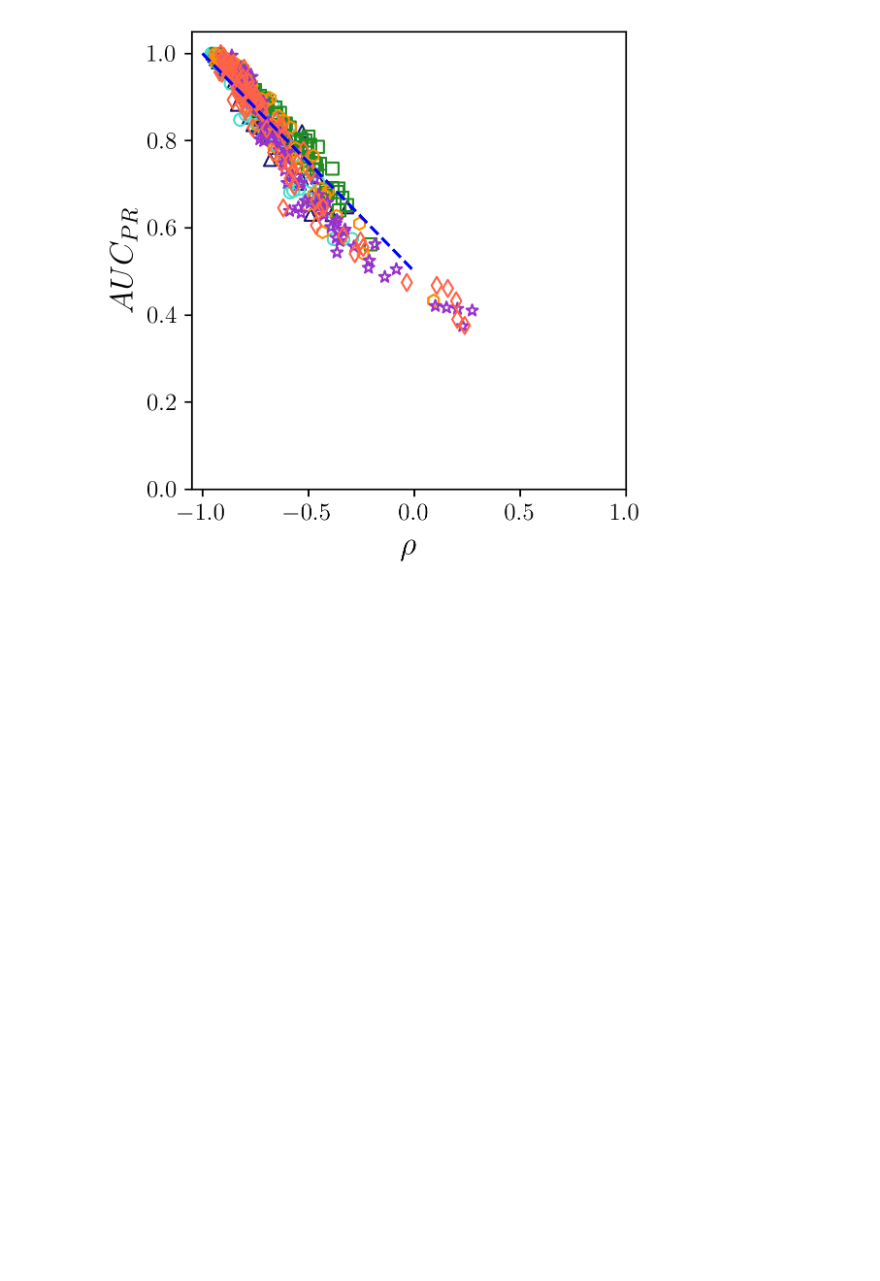
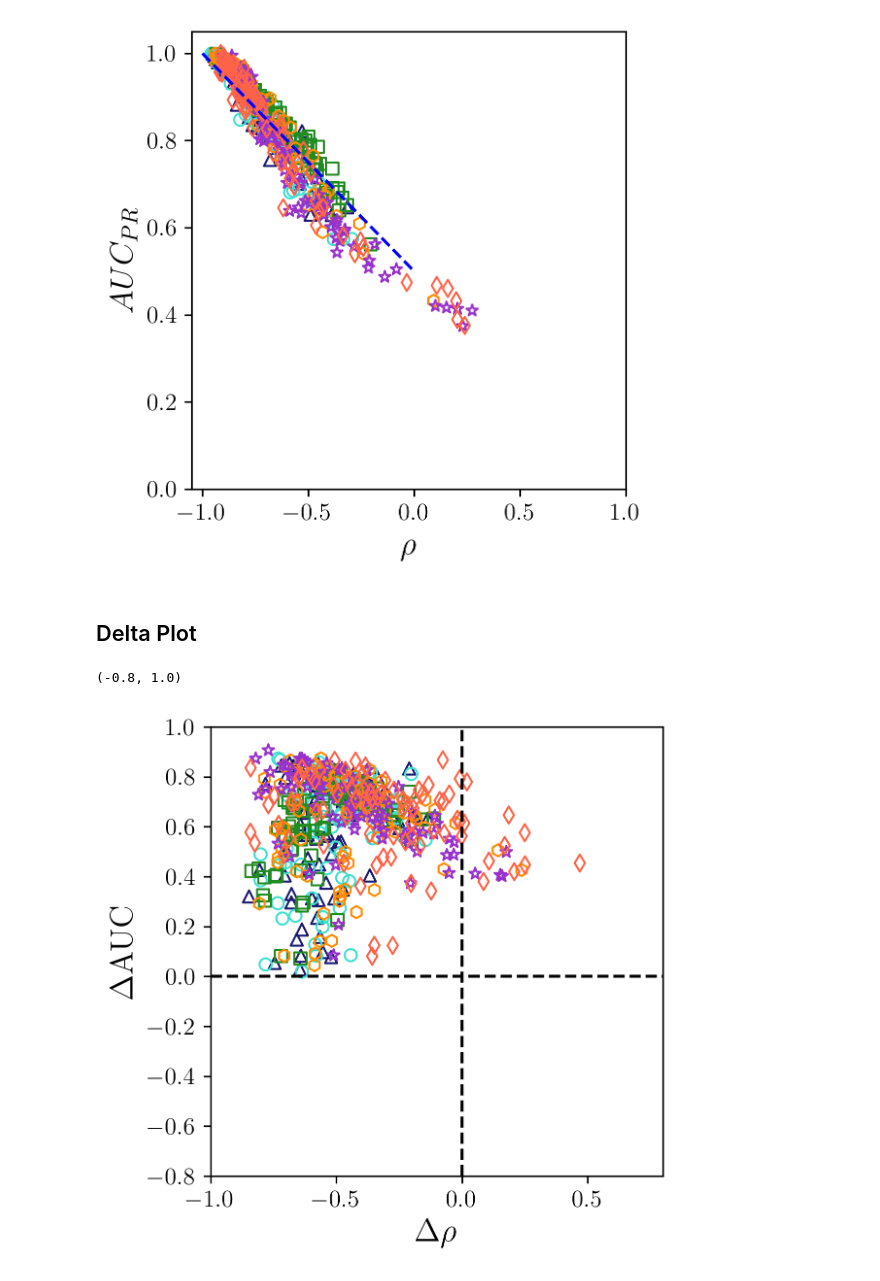
Before and after one commit to jakesumneryale/Protein_interface_assessment, a Jupyter notebook: jupyter_notebook_analysis_scripts/rebuttal_code_and_figures.ipynb, the cells around one changed output. Drawn from its saved outputs; the diff is of its cells as text; code cells hidden in the pictures; blank space fills up the shorter version.

Commit message:
Added figures to rebuttal_code

```diff
--- a/jupyter_notebook_analysis_scripts/rebuttal_code_and_figures.ipynb
+++ b/jupyter_notebook_analysis_scripts/rebuttal_code_and_figures.ipynb
@@ -755,3 +755,5 @@ ax.set_ylim([0,1.05])
 fig.tight_layout()
 # %% [output]
 [figure]
+# %% [markdown]
+## Delta Plot
@@ -757,0 +762,76 @@ fig.tight_layout()
+# %%
+key_list = ["zrank_auc", "itscorepp_auc", "rosetta_auc", "pydock_auc", "voromqa_auc", "deeprank_gnn_esm_auc"]
+
+pr_auc_list_un = {key: [] for key in key_list}
+pr_auc_list_ex = {key: [] for key in key_list}
+
+pdb_list = list(ss_corr_df["pdb"])
+
+score_list = ["ZRank", "itscorepp", "Rosetta", "PyDock", "VoroMQA", "Deeprank_gnn_esm"]
+
+for pdb_name in pdb_list:
+
+    for i,score_col in enumerate(score_list):
+
+        pr_auc_list_un[key_list[i]].append(prec_recall_dict[pdb_name][score_col][0])
+        pr_auc_list_ex[key_list[i]].append(prec_recall_dict_ex[pdb_name][score_col][0])
+# %%
+fig, ax = plt.subplots(figsize = (4,4), dpi = 300)
+
+colors = ["midnightblue", "turquoise", "forestgreen", "darkorange", "darkorchid", "tomato"]
+
+zrank_spearman_delta = np.abs(np.array(ss_corr_df["spearman_dockq_zrank"]))*-1 - np.abs(np.array(exhaustive_corr_df["spearman_dockq_zrank"]))*-1
+zrank_auc_delta = np.array(pr_auc_list_un["zrank_auc"]) - np.array(pr_auc_list_ex["zrank_auc"])
+
+hdock_spearman_delta = np.abs(np.array(ss_corr_df["spearman_dockq_itscorepp"]))*-1 - np.abs(np.array(exhaustive_corr_df["spearman_dockq_itscorepp"]))*-1
+hdock_auc_delta = np.array(pr_auc_list_un["itscorepp_auc"]) - np.array(pr_auc_list_ex["itscorepp_auc"])
+
+rosetta_spearman_delta = np.abs(np.array(ss_corr_df["spearman_dockq_rosetta"]))*-1 - np.abs(np.array(exhaustive_corr_df["spearman_dockq_rosetta"]))*-1
+rosetta_auc_delta = np.array(pr_auc_list_un["rosetta_auc"]) - np.array(pr_auc_list_ex["rosetta_auc"])
+
+pydock_spearman_delta = np.abs(np.array(ss_corr_df["spearman_dockq_pydock"]))*-1 - np.abs(np.array(exhaustive_corr_df["spearman_dockq_pydock"]))*-1
+pydock_auc_delta = np.array(pr_auc_list_un["pydock_auc"]) - np.array(pr_auc_list_ex["pydock_auc"])
+
+voromqa_spearman_delta = np.abs(np.array(ss_corr_df["spearman_dockq_voromqa"])) *-1 - np.abs(np.array(exhaustive_corr_df["spearman_dockq_voromqa"])) *-1
+voromqa_auc_delta = np.array(pr_auc_list_un["voromqa_auc"]) - np.array(pr_auc_list_ex["voromqa_auc"])
+
+deeprank_spearman_delta = np.abs(np.array(ss_corr_df["spearman_dockq_deeprank_gnn_esm"])) *-1 - np.abs(np.array(relaxed_corr_df["spearman_dockq_deeprank_gnn_esm"])) *-1
+deeprank_auc_delta = np.array(pr_auc_list_un["deeprank_gnn_esm_auc"]) - np.array(pr_auc_list_ex["deeprank_gnn_esm_auc"])
+
+ax2_1 = ax.scatter(zrank_spearman_delta,
+           zrank_auc_delta,
+           color = colors[0], marker = "^", label = "ZRank", facecolor = "None")
+ax2_2 = ax.scatter(hdock_spearman_delta,
+           hdock_auc_delta,
+           color = colors[1], marker = "o", label = "ITScorePP", facecolor = "None")
+ax2_3 = ax.scatter(rosetta_spearman_delta,
+           rosetta_auc_delta,
+           color = colors[2], marker = "s", label = "Rosetta", facecolor = "None")
+ax2_4 = ax.scatter(pydock_spearman_delta,
+           pydock_auc_delta,
+           color = colors[3], marker = "h", label = "PyDock", facecolor = "None")
+ax2_5 = ax.scatter(voromqa_spearman_delta,
+           voromqa_auc_delta,
+           color = colors[4], marker = "*", label = "VoroMQA", facecolor = "None")
+ax2_6 = ax.scatter(deeprank_spearman_delta,
+           deeprank_auc_delta,
+           color = colors[5], marker = "d", label = "Deeprank-GNN", facecolor = "None")
+
+ax.set_ylabel("$\Delta$AUC", fontsize = 16)
+ax.set_xlabel(r"$\Delta\rho$", fontsize = 16)
+
+## Create vertical and horizontal dotted lines
+
+x_vert = [0,0]
+y_vert = [-0.8, 1.0]
+ax.plot(x_vert, y_vert, color = "black", linestyle = "--")
+
+x_horiz = [-1, 0.8]
+y_horiz = [0,0]
+ax.plot(x_horiz, y_horiz, color = "black", linestyle = "--")
+
+ax.set_xlim([-1, 0.8])
+ax.set_ylim([-0.8, 1.0])
+# %% [output]
+(-0.8, 1.0)
+[figure, added]
```
Also changed, not shown: parts of 5 cells of this notebook, 1 other file.
